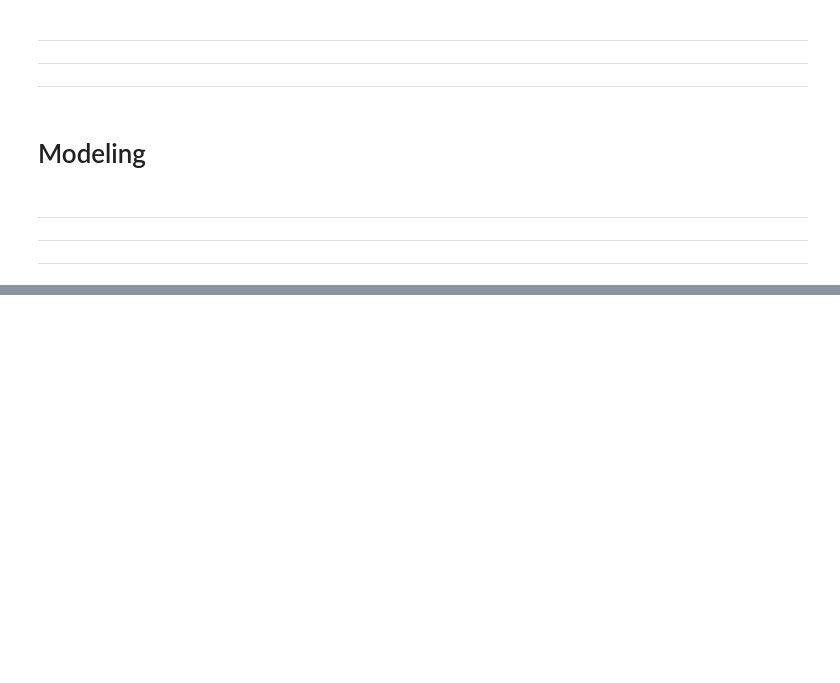
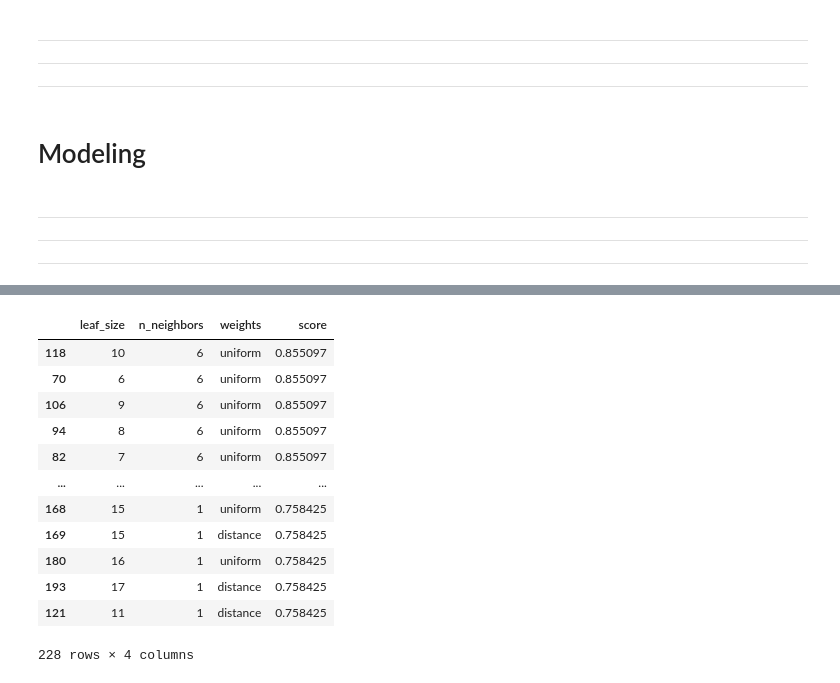
Before and after one commit to michael-haerle/olympic_dataset, a Jupyter notebook: final_notebook.ipynb, the cells around one changed output, grey strips where cells are left out. Saved outputs shown, nothing was run; the diff lists cells and outputs as text; code cells hidden in the pictures; blank space fills up the shorter version.

```diff
--- a/final_notebook.ipynb
+++ b/final_notebook.ipynb
@@ -216,8 +240,22 @@ X_train, y_train, X_validate, y_validate, X_test, y_test = model.data_split(trai
 # %%
-# results = grid.cv_results_
-# test_scores = results['mean_test_score']
-# params = results['params']
-# for p, s in zip(params, test_scores):
-#     p['score'] = s
+results = grid.cv_results_
+test_scores = results['mean_test_score']
+params = results['params']
+for p, s in zip(params, test_scores):
+    p['score'] = s
 
-# pd.DataFrame(params).sort_values(by='score', ascending=False)
+pd.DataFrame(params).sort_values(by='score', ascending=False)
+# %% [output]
+|  | leaf_size | n_neighbors | weights | score |
+| 118 | 10 | 6 | uniform | 0.855097 |
+| 70 | 6 | 6 | uniform | 0.855097 |
+| 106 | 9 | 6 | uniform | 0.855097 |
+| 94 | 8 | 6 | uniform | 0.855097 |
+| 82 | 7 | 6 | uniform | 0.855097 |
+| ... | ... | ... | ... | ... |
+| 168 | 15 | 1 | uniform | 0.758425 |
+| 169 | 15 | 1 | distance | 0.758425 |
+| 180 | 16 | 1 | uniform | 0.758425 |
+| 193 | 17 | 1 | distance | 0.758425 |
+| 121 | 11 | 1 | distance | 0.758425 |
+228 rows × 4 columns
```
Also changed, not shown: parts of 3 cells of this notebook.
